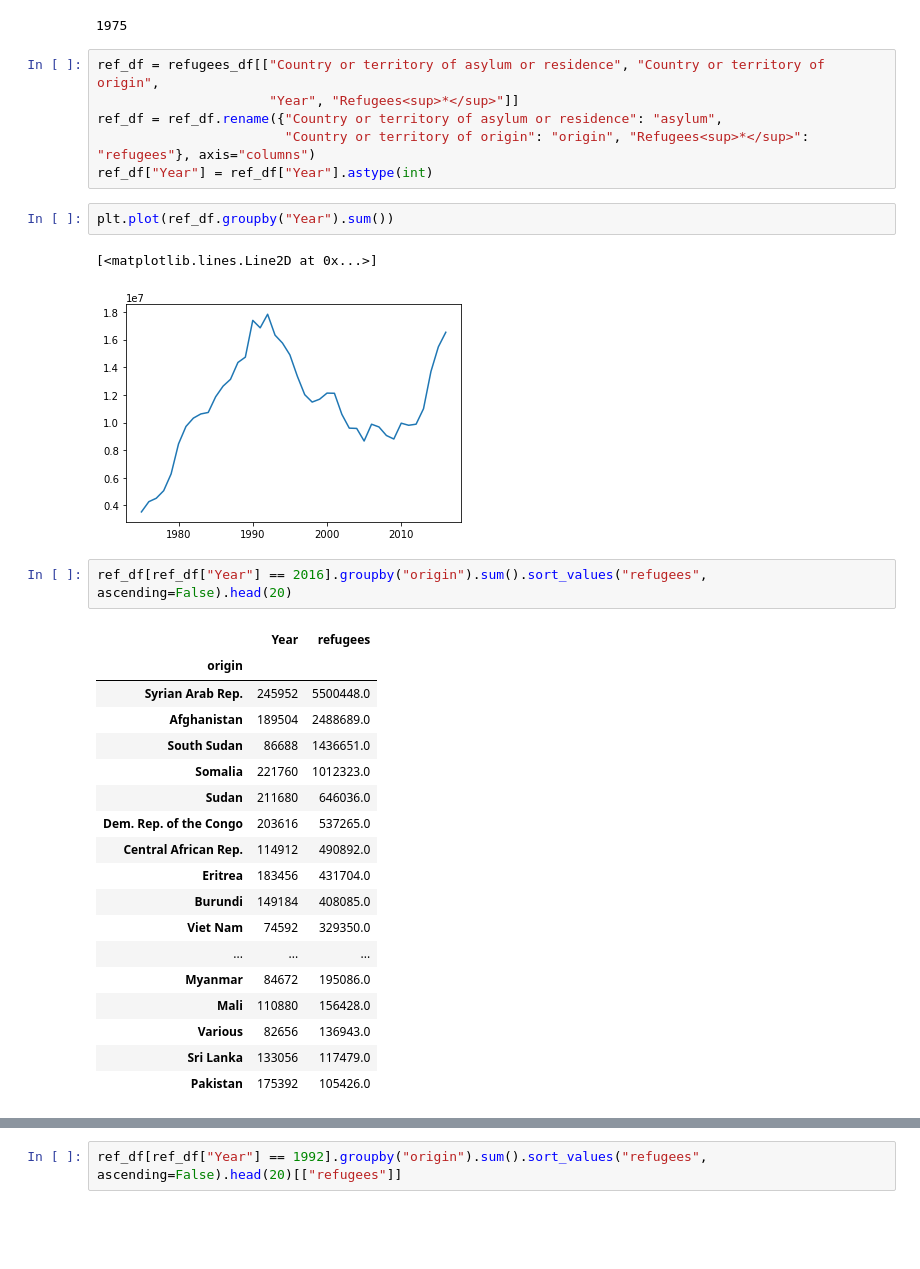
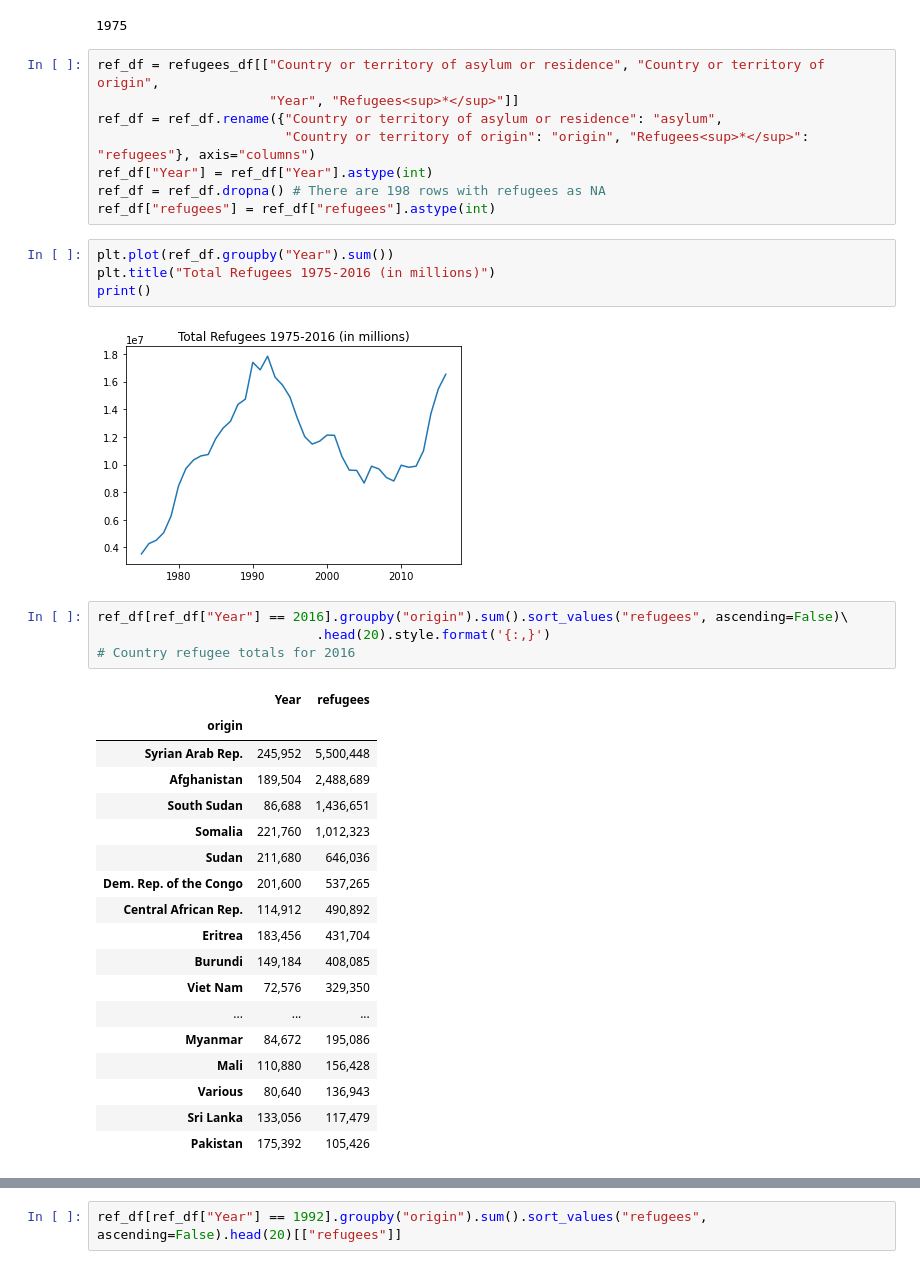
Before and after one commit to nss-data-science-cohort-5/un_exploration-ripplesphere, a Jupyter notebook: notebooks/UN_Data_Refugees.ipynb, the cells around one changed output, grey strips where cells are left out. Drawn from its saved outputs; the diff is of its cells as text; blank space fills up the shorter version.

```diff
--- a/notebooks/UN_Data_Refugees.ipynb
+++ b/notebooks/UN_Data_Refugees.ipynb
@@ -17,30 +17,35 @@ ref_df = refugees_df[["Country or territory of asylum or residence", "Country or
 ref_df = ref_df.rename({"Country or territory of asylum or residence": "asylum",
                         "Country or territory of origin": "origin", "Refugees<sup>*</sup>": "refugees"}, axis="columns")
 ref_df["Year"] = ref_df["Year"].astype(int)
+ref_df = ref_df.dropna() # There are 198 rows with refugees as NA
+ref_df["refugees"] = ref_df["refugees"].astype(int)
 # %%
 plt.plot(ref_df.groupby("Year").sum())
+plt.title("Total Refugees 1975-2016 (in millions)")
+print()
 # %% [output]
-[<matplotlib.lines.Line2D at 0x...>]
-[figure, old version]
+[figure, new version]
 # %%
-ref_df[ref_df["Year"] == 2016].groupby("origin").sum().sort_values("refugees", ascending=False).head(20)
+ref_df[ref_df["Year"] == 2016].groupby("origin").sum().sort_values("refugees", ascending=False)\
+                            .head(20).style.format('{:,}')
+# Country refugee totals for 2016
 # %% [output]
 |  | Year | refugees |
 | origin |  |  |
-| Syrian Arab Rep. | 245952 | 5500448.0 |
-| Afghanistan | 189504 | 2488689.0 |
-| South Sudan | 86688 | 1436651.0 |
-| Somalia | 221760 | 1012323.0 |
-| Sudan | 211680 | 646036.0 |
-| Dem. Rep. of the Congo | 203616 | 537265.0 |
-| Central African Rep. | 114912 | 490892.0 |
-| Eritrea | 183456 | 431704.0 |
-| Burundi | 149184 | 408085.0 |
-| Viet Nam | 74592 | 329350.0 |
+| Syrian Arab Rep. | 245,952 | 5,500,448 |
+| Afghanistan | 189,504 | 2,488,689 |
+| South Sudan | 86,688 | 1,436,651 |
+| Somalia | 221,760 | 1,012,323 |
+| Sudan | 211,680 | 646,036 |
+| Dem. Rep. of the Congo | 201,600 | 537,265 |
+| Central African Rep. | 114,912 | 490,892 |
+| Eritrea | 183,456 | 431,704 |
+| Burundi | 149,184 | 408,085 |
+| Viet Nam | 72,576 | 329,350 |
 | ... | ... | ... |
-| Myanmar | 84672 | 195086.0 |
-| Mali | 110880 | 156428.0 |
-| Various | 82656 | 136943.0 |
-| Sri Lanka | 133056 | 117479.0 |
-| Pakistan | 175392 | 105426.0 |
+| Myanmar | 84,672 | 195,086 |
+| Mali | 110,880 | 156,428 |
+| Various | 80,640 | 136,943 |
+| Sri Lanka | 133,056 | 117,479 |
+| Pakistan | 175,392 | 105,426 |
 # %%
```
Also changed, not shown: parts of 1 cell of this notebook, 3 other files.
